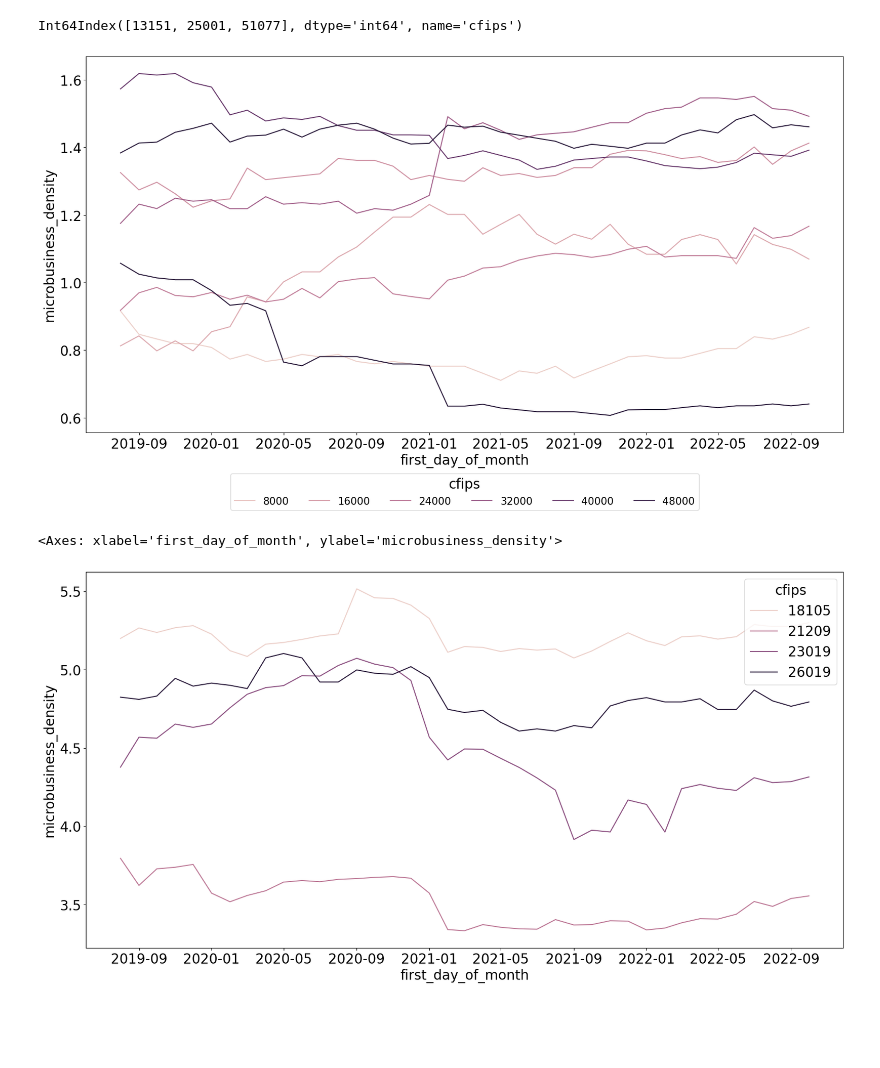
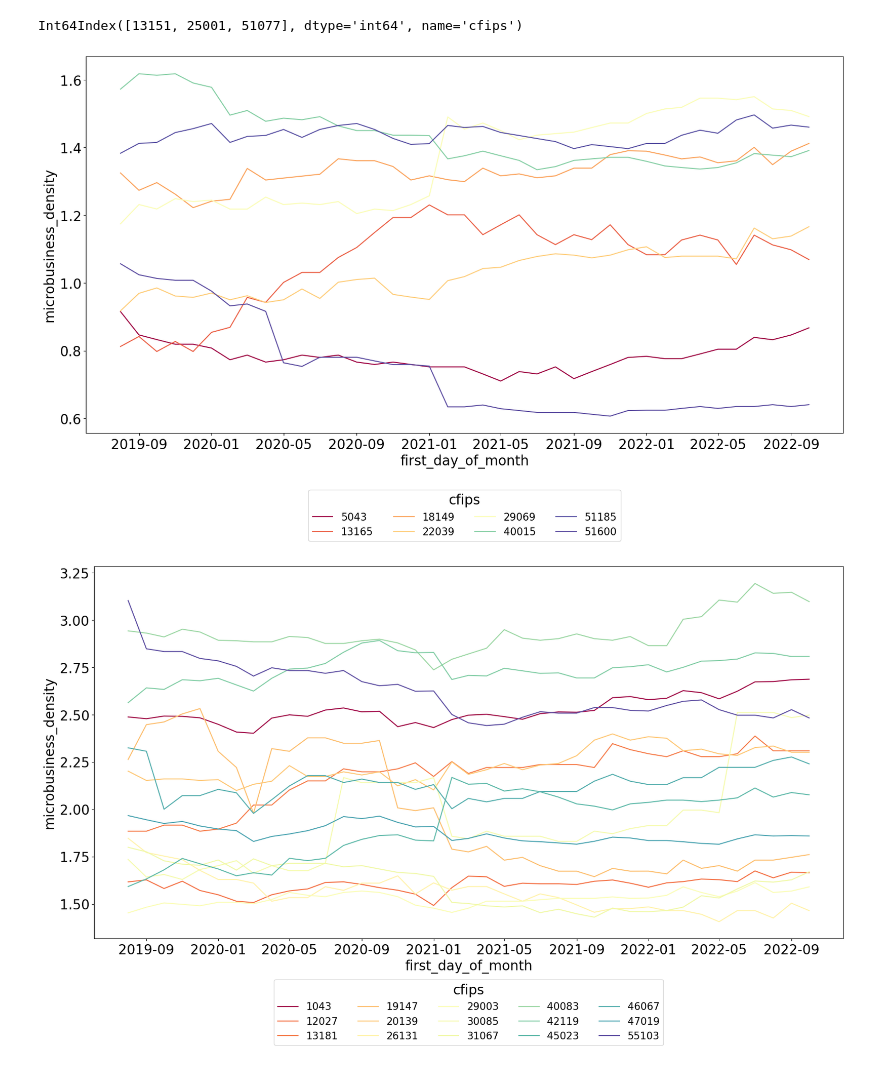
Before and after one commit to datasciencedances/datasciecedances_notebooks, a Jupyter notebook: notebooks/pitllfall.ipynb, the cells around one changed output. Drawn from its saved outputs; the diff is of its cells as text; code cells hidden in the pictures; blank space fills up the shorter version.

```diff
--- a/notebooks/pitllfall.ipynb
+++ b/notebooks/pitllfall.ipynb
@@ -257,16 +257,15 @@ cfips_mean[cfips_mean>6].index
 Int64Index([13151, 25001, 51077], dtype='int64', name='cfips')
 # %%
 plt.figure(figsize=(20,10))
-sns.lineplot(y='microbusiness_density', x='first_day_of_month', hue='cfips', data=data[data.cfips.isin(cfips_mean[cfips_mean<=1.5].index)])
-legend = plt.legend(title="cfips", ncol=6,bbox_to_anchor=(0.5, -0.22),loc='lower center',
+sns.lineplot(y='microbusiness_density', x='first_day_of_month', hue='cfips', data=data[data.cfips.isin(cfips_mean[cfips_mean<=1.5].index)], palette='Spectral', legend='full')
+legend = plt.legend(title="cfips", ncol=4,bbox_to_anchor=(0.5, -0.3),loc='lower center',
            prop={'size': 15})
 # %% [output]
-[figure, old version]
+[figure, new version]
 # %%
 plt.figure(figsize=(20,10))
-sns.lineplot(y='microbusiness_density', x='first_day_of_month', hue='cfips', data=data[data.cfips.isin(cfips_mean[(cfips_mean>1.5)&cfips_mean<=3)].index)]))
-legend = plt.legend(title="cfips", ncol=6,bbox_to_anchor=(0.5, -0.22),loc='lower center',
+ax = sns.lineplot(y='microbusiness_density', x='first_day_of_month', hue='cfips', data=data[data.cfips.isin(cfips_mean[(cfips_mean>1.5)&(cfips_mean<=3)].index)], palette='Spectral', legend='full')
+legend = plt.legend(title="cfips", ncol=5,bbox_to_anchor=(0.5, -0.3),loc='lower center',
            prop={'size': 15})
 # %% [output]
-<Axes: xlabel='first_day_of_month', ylabel='microbusiness_density'>
-[figure, old version]
+[figure, new version]
```
Also changed, not shown: parts of 2 cells of this notebook, 2 other files.
